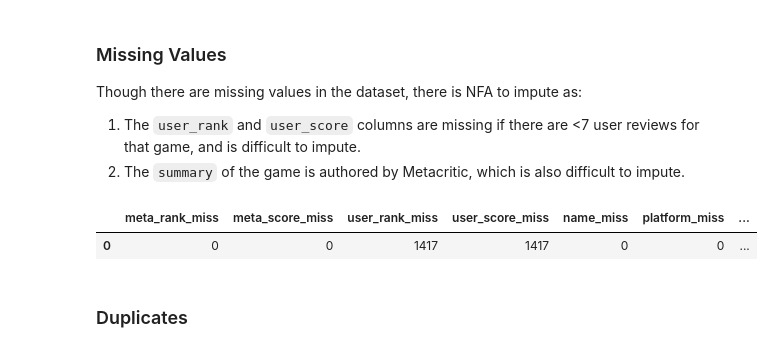
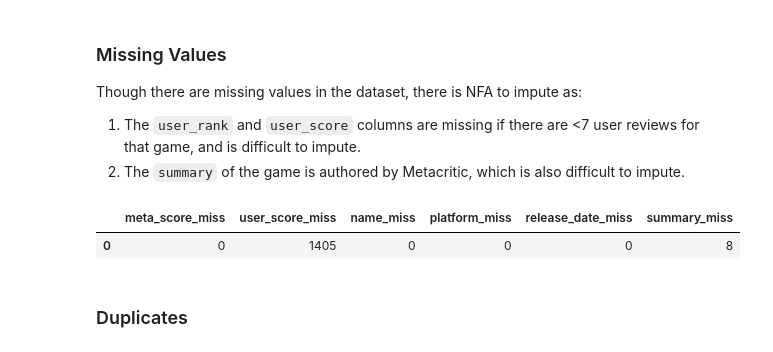
Before and after one commit to henrylin03/video-games, a Jupyter notebook: analysis.ipynb, the cells around one changed output. Cells and saved outputs as stored; diff of their text form; code cells hidden in the pictures.

```diff
--- a/analysis.ipynb
+++ b/analysis.ipynb
@@ -152,20 +173,18 @@ Though there are missing values in the dataset, there is NFA to impute as:
 # %%
 pd.read_sql_query(
     """
-    SELECT SUM(CASE WHEN meta_rank IS NULL THEN 1 ELSE 0 END) meta_rank_miss,
-        SUM(CASE WHEN meta_score IS NULL THEN 1 ELSE 0 END) meta_score_miss,
-        SUM(CASE WHEN user_rank IS NULL THEN 1 ELSE 0 END) user_rank_miss,
+    SELECT SUM(CASE WHEN meta_score IS NULL THEN 1 ELSE 0 END) meta_score_miss,
         SUM(CASE WHEN user_score IS NULL THEN 1 ELSE 0 END) user_score_miss,
         SUM(CASE WHEN name IS NULL THEN 1 ELSE 0 END) name_miss,
         SUM(CASE WHEN platform IS NULL THEN 1 ELSE 0 END) platform_miss,
         SUM(CASE WHEN release_date IS NULL THEN 1 ELSE 0 END) release_date_miss,
         SUM(CASE WHEN summary IS NULL THEN 1 ELSE 0 END) summary_miss
     FROM games
     """,
     engine,
 )
 # %% [output]
-|  | meta_rank_miss | meta_score_miss | user_rank_miss | user_score_miss | name_miss | platform_miss | ... |
-| 0 | 0 | 0 | 1417 | 1417 | 0 | 0 | ... |
+|  | meta_score_miss | user_score_miss | name_miss | platform_miss | release_date_miss | summary_miss |
+| 0 | 0 | 1405 | 0 | 0 | 0 | 8 |
 # %% [markdown]
 ### Duplicates
```
Also changed, not shown: parts of 17 cells of this notebook, 2 other files.
